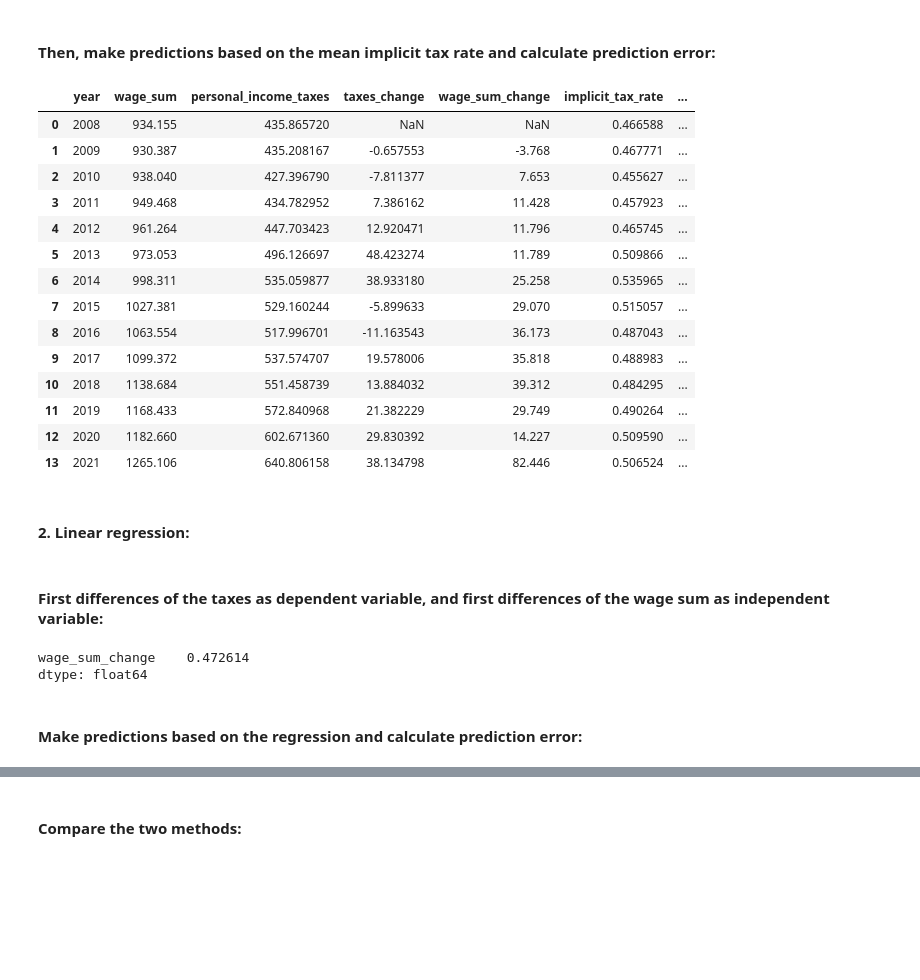
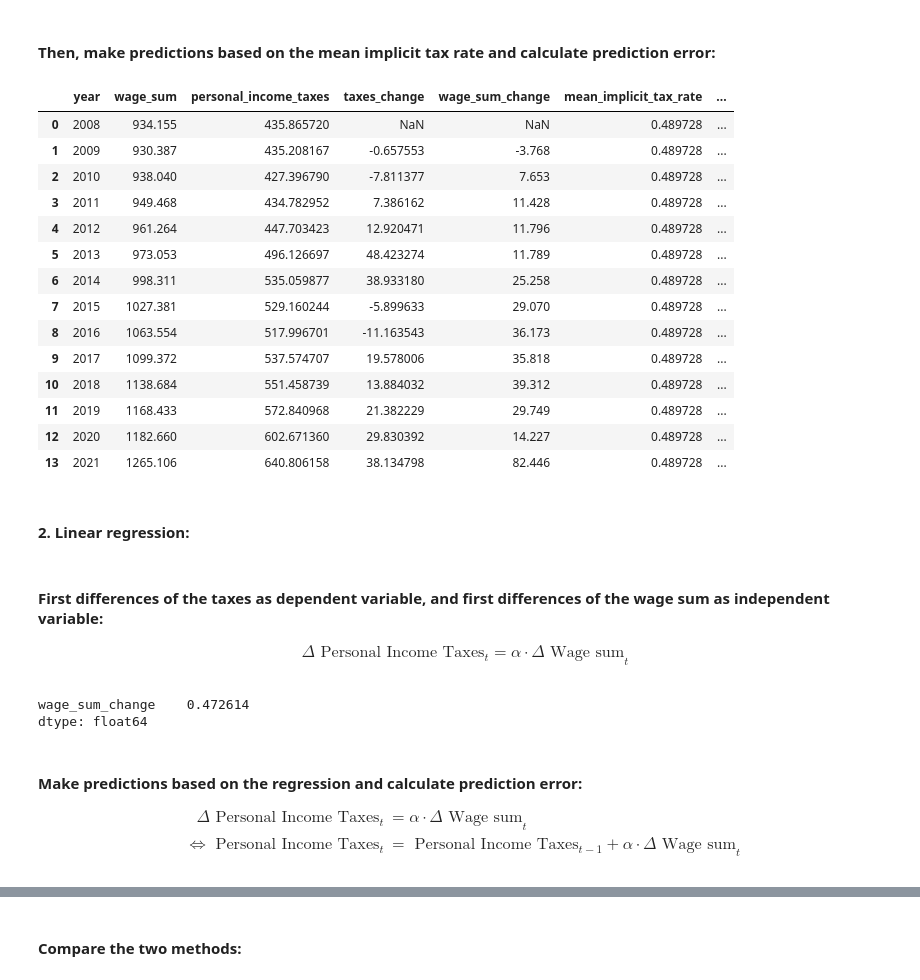
Before and after one commit to NumEconCopenhagen/projects-2023-andreas, a Jupyter notebook: dataproject/dataproject.ipynb, the cells around one changed output, grey strips where cells are left out. Drawn from its saved outputs; the diff is of its cells as text; code cells hidden in the pictures; blank space fills up the shorter version.

```diff
--- a/dataproject/dataproject.ipynb
+++ b/dataproject/dataproject.ipynb
@@ -148,5 +154,5 @@ dataproject.plot_wages_taxes(merged)
 # %%
-# calculate the implicit tax rate in each year
-merged["implicit_tax_rate"] = merged["personal_income_taxes"]/merged["wage_sum"]
+# the implicit taxe rate
+merged["mean_implicit_tax_rate"] = merged["personal_income_taxes"].sum()/merged["wage_sum"].sum()
 merged
 # %% [output]
@@ -178,32 +175,36 @@ print(mean_tax_rate)
 #### Then, make predictions based on the mean implicit tax rate and calculate prediction error:
 # %%
 # predicted tax revenue based on the mean implicit rax rate
-merged["predicted_taxes"] = merged["wage_sum"]*mean_tax_rate
+merged["predicted_taxes"] = merged["wage_sum"]*merged["mean_implicit_tax_rate"]
 
 # prediction error
 merged["prediction_error"] = abs(merged["personal_income_taxes"] - merged["predicted_taxes"])
 
 merged
 # %% [output]
-|  | year | wage_sum | personal_income_taxes | taxes_change | wage_sum_change | implicit_tax_rate | ... |
-| 0 | 2008 | 934.155 | 435.865720 | NaN | NaN | 0.466588 | ... |
-| 1 | 2009 | 930.387 | 435.208167 | -0.657553 | -3.768 | 0.467771 | ... |
-| 2 | 2010 | 938.040 | 427.396790 | -7.811377 | 7.653 | 0.455627 | ... |
-| 3 | 2011 | 949.468 | 434.782952 | 7.386162 | 11.428 | 0.457923 | ... |
-| 4 | 2012 | 961.264 | 447.703423 | 12.920471 | 11.796 | 0.465745 | ... |
-| 5 | 2013 | 973.053 | 496.126697 | 48.423274 | 11.789 | 0.509866 | ... |
-| 6 | 2014 | 998.311 | 535.059877 | 38.933180 | 25.258 | 0.535965 | ... |
-| 7 | 2015 | 1027.381 | 529.160244 | -5.899633 | 29.070 | 0.515057 | ... |
-| 8 | 2016 | 1063.554 | 517.996701 | -11.163543 | 36.173 | 0.487043 | ... |
-| 9 | 2017 | 1099.372 | 537.574707 | 19.578006 | 35.818 | 0.488983 | ... |
-| 10 | 2018 | 1138.684 | 551.458739 | 13.884032 | 39.312 | 0.484295 | ... |
-| 11 | 2019 | 1168.433 | 572.840968 | 21.382229 | 29.749 | 0.490264 | ... |
-| 12 | 2020 | 1182.660 | 602.671360 | 29.830392 | 14.227 | 0.509590 | ... |
-| 13 | 2021 | 1265.106 | 640.806158 | 38.134798 | 82.446 | 0.506524 | ... |
+|  | year | wage_sum | personal_income_taxes | taxes_change | wage_sum_change | mean_implicit_tax_rate | ... |
+| 0 | 2008 | 934.155 | 435.865720 | NaN | NaN | 0.489728 | ... |
+| 1 | 2009 | 930.387 | 435.208167 | -0.657553 | -3.768 | 0.489728 | ... |
+| 2 | 2010 | 938.040 | 427.396790 | -7.811377 | 7.653 | 0.489728 | ... |
+| 3 | 2011 | 949.468 | 434.782952 | 7.386162 | 11.428 | 0.489728 | ... |
+| 4 | 2012 | 961.264 | 447.703423 | 12.920471 | 11.796 | 0.489728 | ... |
+| 5 | 2013 | 973.053 | 496.126697 | 48.423274 | 11.789 | 0.489728 | ... |
+| 6 | 2014 | 998.311 | 535.059877 | 38.933180 | 25.258 | 0.489728 | ... |
+| 7 | 2015 | 1027.381 | 529.160244 | -5.899633 | 29.070 | 0.489728 | ... |
+| 8 | 2016 | 1063.554 | 517.996701 | -11.163543 | 36.173 | 0.489728 | ... |
+| 9 | 2017 | 1099.372 | 537.574707 | 19.578006 | 35.818 | 0.489728 | ... |
+| 10 | 2018 | 1138.684 | 551.458739 | 13.884032 | 39.312 | 0.489728 | ... |
+| 11 | 2019 | 1168.433 | 572.840968 | 21.382229 | 29.749 | 0.489728 | ... |
+| 12 | 2020 | 1182.660 | 602.671360 | 29.830392 | 14.227 | 0.489728 | ... |
+| 13 | 2021 | 1265.106 | 640.806158 | 38.134798 | 82.446 | 0.489728 | ... |
 # %% [markdown]
 #### **2. Linear regression:**
 # %% [markdown]
 #### First differences of the taxes as dependent variable, and first differences of the wage sum as independent variable:
+
+\begin{align*}
+\Delta \text{ Personal Income Taxes}_t = \alpha \cdot \Delta \text{ Wage sum}_t
+\end{align*}
 # %%
 # get the relevant variables from the data set (excluding 2008 since we do not have first differences for this year)
 Y = merged.iloc[1:,3] # the dependent variable
@@ -217,8 +218,13 @@ model.params
 # %% [output]
 wage_sum_change    0.472614
 dtype: float64
-# %% [markdown]
-#### Make predictions based on the regression and calculate prediction error:
+# %% [markdown]
+#### Make predictions based on the regression and calculate prediction error:
+
+\begin{align*}
+\Delta \text{ Personal Income Taxes}_t &= \alpha \cdot \Delta \text{ Wage sum}_t \\[0.2cm]
+\iff \text{ Personal Income Taxes}_t &= \text{ Personal Income Taxes}_{t-1} + \alpha \cdot \Delta \text{ Wage sum}_t
+\end{align*}
 # %%
 # predicted tax revenue based on the regression
 merged["predicted_taxes_reg"] = merged['personal_income_taxes'].shift(1)+merged["wage_sum_change"]*0.4726
```
Also changed, not shown: parts of 8 cells of this notebook, 3 other files.
